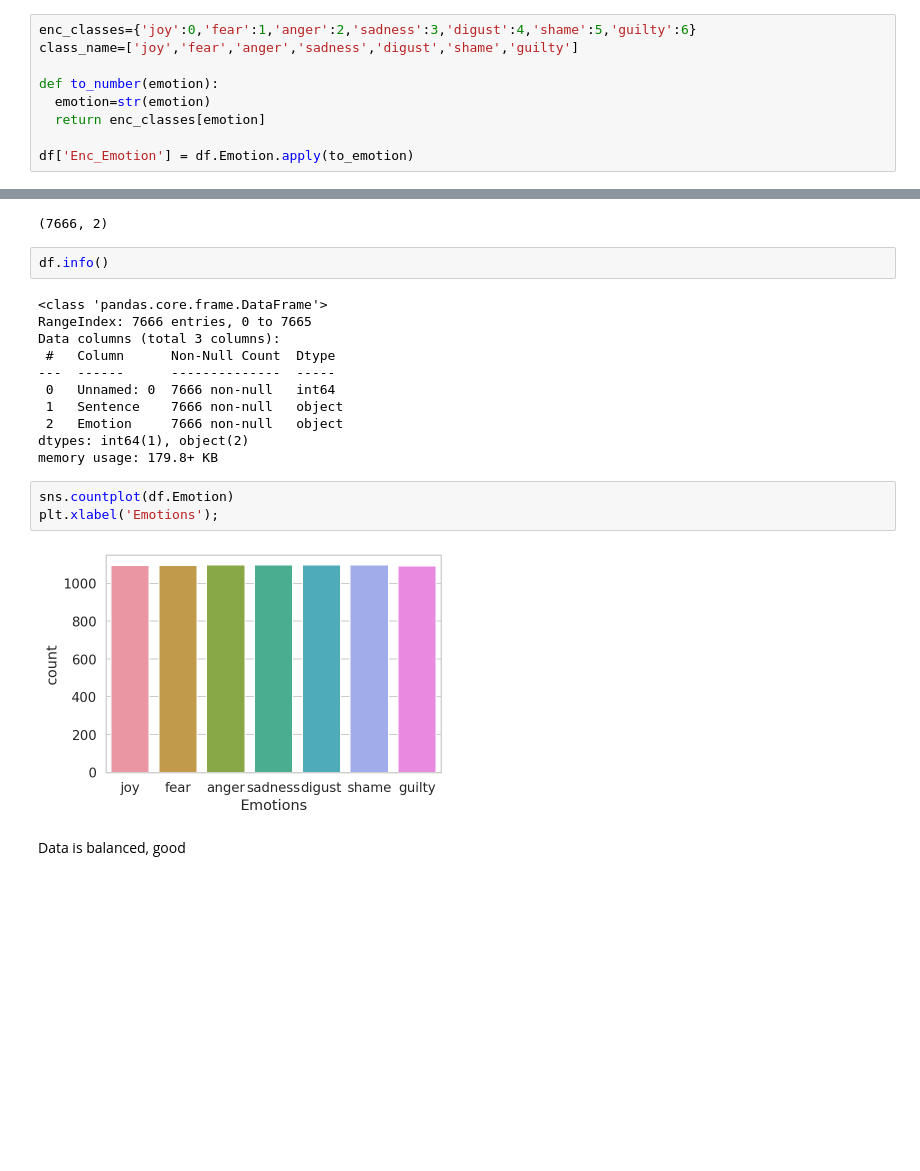
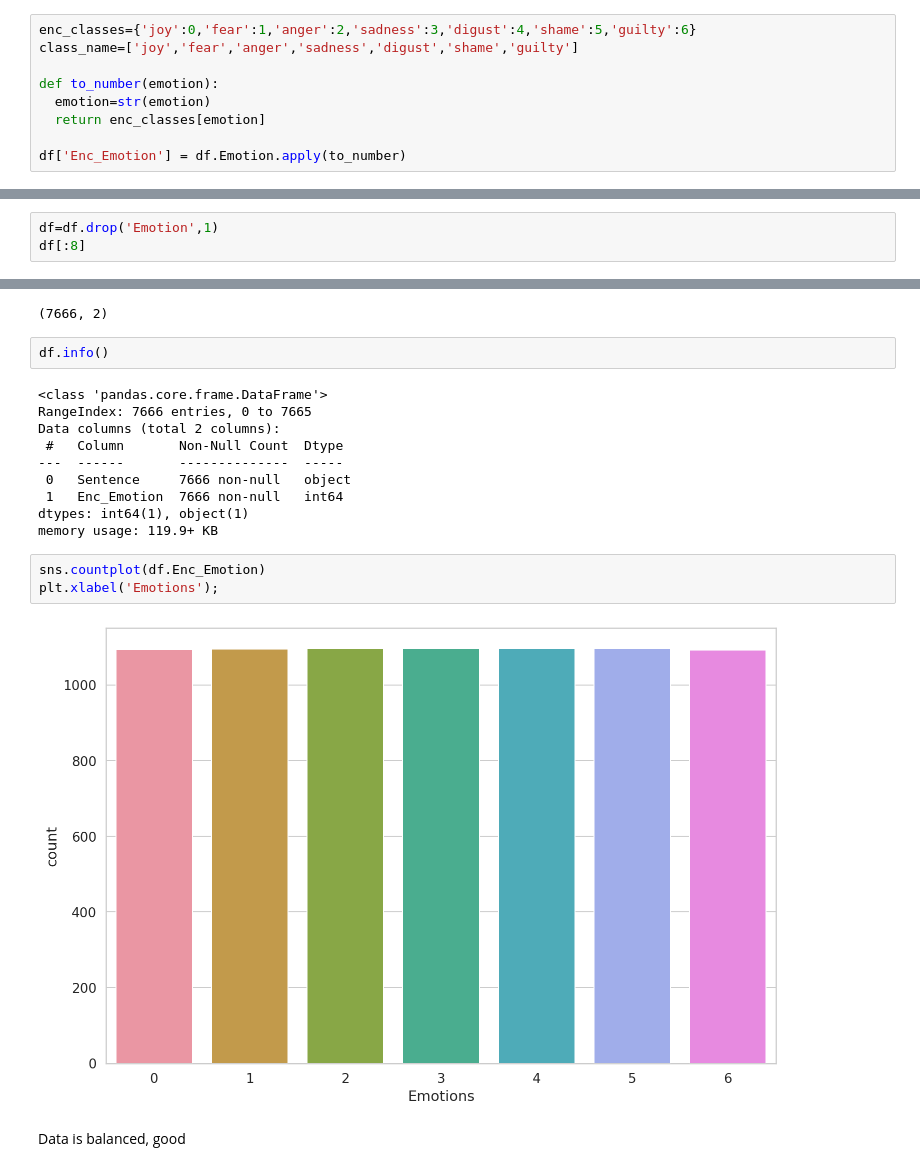
Before and after one commit to tushar1210/Emotional-Anlaysis-BERT, a Jupyter notebook: BERT.ipynb, the cells around one changed output, grey strips where cells are left out. Saved outputs shown, nothing was run; the diff lists cells and outputs as text; blank space fills up the shorter version.

```diff
--- a/BERT.ipynb
+++ b/BERT.ipynb
@@ -84,4 +93,4 @@ def to_number(emotion):
   emotion=str(emotion)
   return enc_classes[emotion]
 
-df['Enc_Emotion'] = df.Emotion.apply(to_emotion)
+df['Enc_Emotion'] = df.Emotion.apply(to_number)
@@ -96,0 +97,3 @@ df.head()
+# %%
+df=df.drop('Emotion',1)
+df[:8]
@@ -103,19 +116,18 @@ df.info()
 # %% [output]
 <class 'pandas.core.frame.DataFrame'>
 RangeIndex: 7666 entries, 0 to 7665
-Data columns (total 3 columns):
- #   Column      Non-Null Count  Dtype
----  ------      --------------  -----
- 0   Unnamed: 0  7666 non-null   int64
- 1   Sentence    7666 non-null   object
- 2   Emotion     7666 non-null   object
-dtypes: int64(1), object(2)
-memory usage: 179.8+ KB
+Data columns (total 2 columns):
+ #   Column       Non-Null Count  Dtype
+---  ------       --------------  -----
+ 0   Sentence     7666 non-null   object
+ 1   Enc_Emotion  7666 non-null   int64
+dtypes: int64(1), object(1)
+memory usage: 119.9+ KB
 # %%
-sns.countplot(df.Emotion)
+sns.countplot(df.Enc_Emotion)
 plt.xlabel('Emotions');
 # %% [output]
-[figure, old version]
+[figure, new version]
 # %% [markdown]
 Data is balanced, good
 # %%
```
Also changed, not shown: parts of 37 cells of this notebook.
